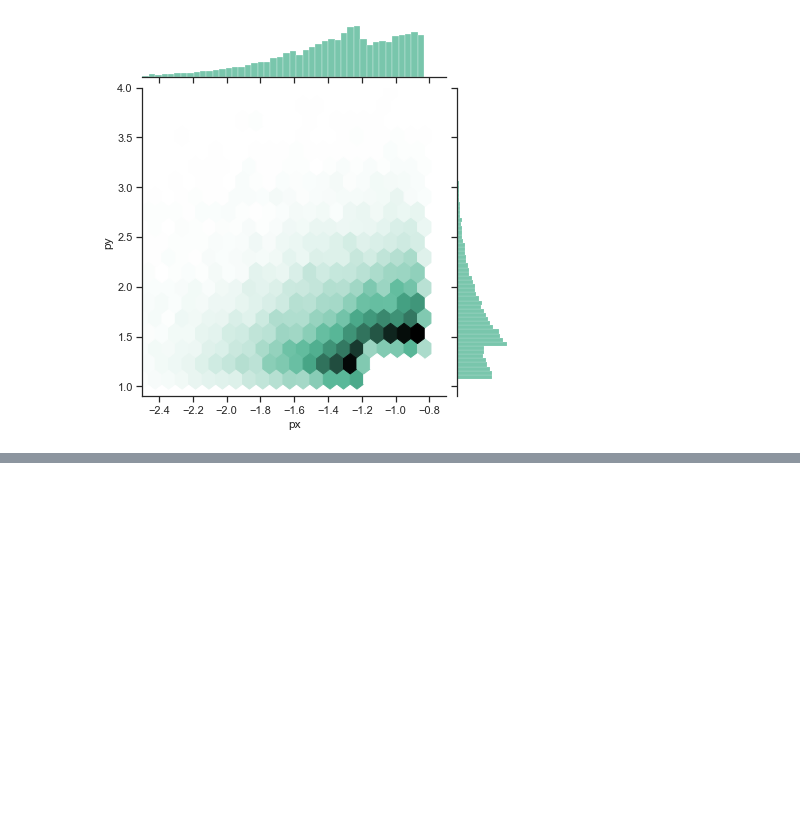
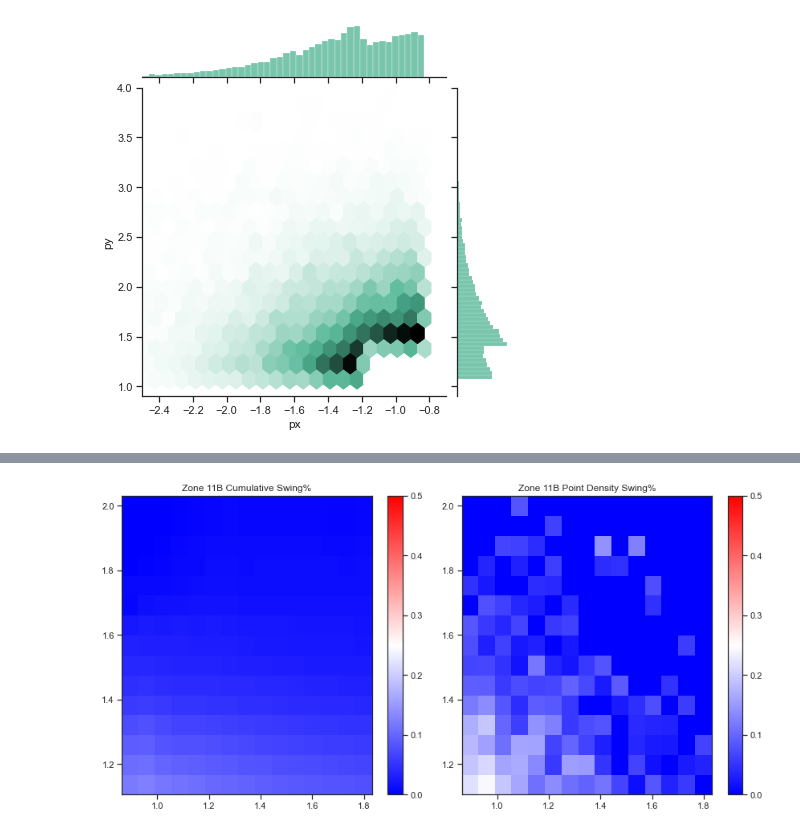
Before and after one commit to everwitt7/PitcherPolicy, a Jupyter notebook: data-cleaning/visualizing-cutoffs/find_obv_cutoffs.ipynb, the cells around one changed output, grey strips where cells are left out. Cells and saved outputs as stored; diff of their text form; code cells hidden in the pictures; blank space fills up the shorter version.

```diff
--- a/data-cleaning/visualizing-cutoffs/find_obv_cutoffs.ipynb
+++ b/data-cleaning/visualizing-cutoffs/find_obv_cutoffs.ipynb
@@ -296,0 +606,4 @@ fig.colorbar(c, ax=ax)
+# %%
+disp_11(pitch)
+# %% [output]
+[figure, added]
```
Also changed, not shown: parts of 42 cells of this notebook.
